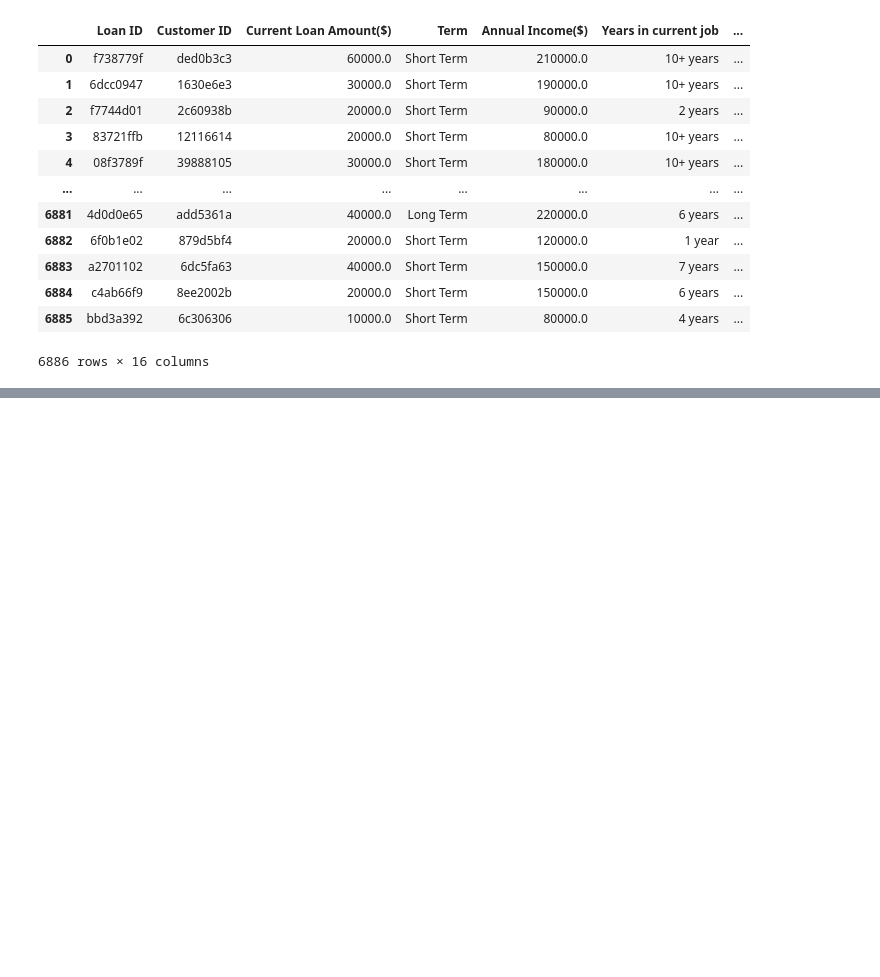
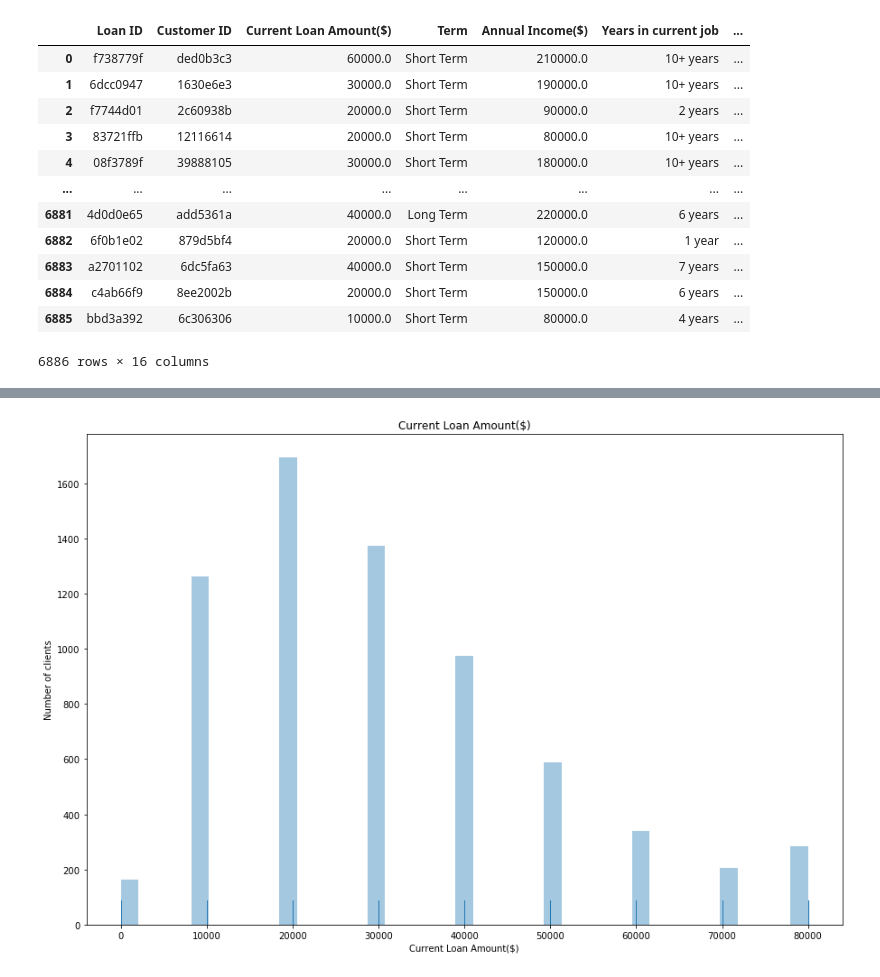
Before and after one commit to Diegon8/Banking-product-, a Jupyter notebook: Story_telling.ipynb, the cells around one changed output, grey strips where cells are left out. Saved outputs shown, nothing was run; the diff lists cells and outputs as text; code cells hidden in the pictures; blank space fills up the shorter version.

```diff
--- a/Story_telling.ipynb
+++ b/Story_telling.ipynb
@@ -53,0 +73,10 @@ display(Incomes_table.head(20))
+# %%
+plt.figure(figsize=(15,10))
+sns.distplot(data['Current Loan Amount($)'], kde=False, rug=True)
+plt.title('Current Loan Amount($)')
+plt.ylabel('Number of clients')
+plt.xlabel('Current Loan Amount($)')
+plt.show()
+#Maybe we can target for smaller lending opportunities
+# %% [output]
+[figure, added]
```
Also changed, not shown: parts of 4 cells of this notebook, 4 other files.
